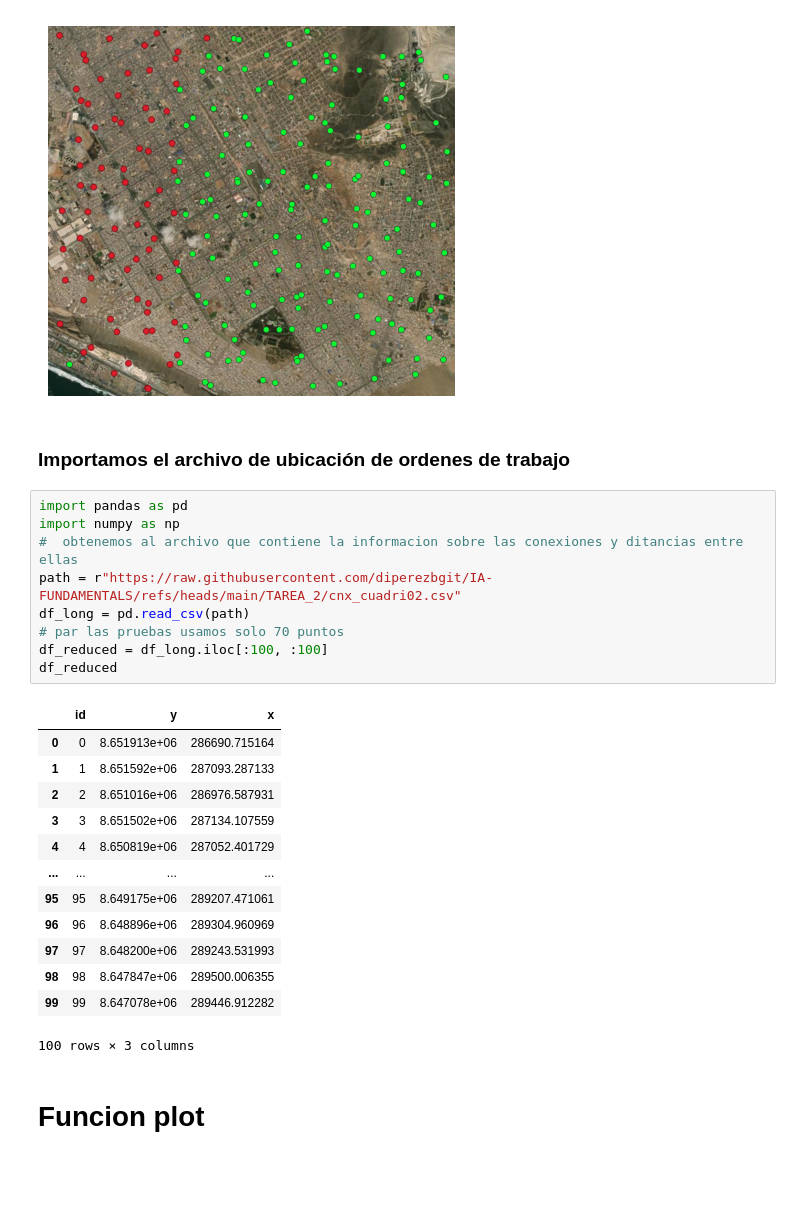
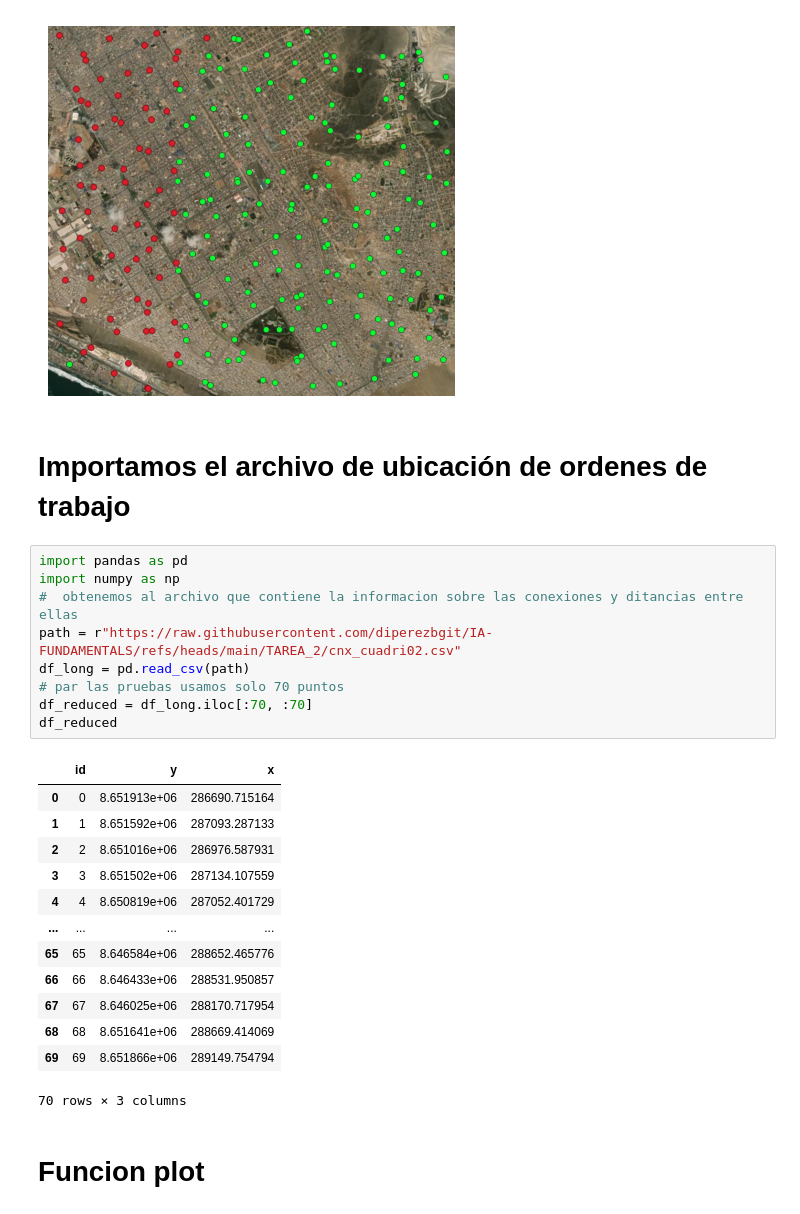
Before and after one commit to diperezbgit/IA-FUNDAMENTALS, a Jupyter notebook: TAREA_2/TAREA_2_HC_SA_pynb.ipynb, the cells around one changed output. Cells and saved outputs as stored; diff of their text form; blank space fills up the shorter version.

```diff
--- a/TAREA_2/TAREA_2_HC_SA_pynb.ipynb
+++ b/TAREA_2/TAREA_2_HC_SA_pynb.ipynb
@@ -22,30 +22,30 @@ plt.show()
 # %% [output]
 [figure]
 # %% [markdown]
-### Importamos el archivo de ubicación de ordenes de trabajo
+# Importamos el archivo de ubicación de ordenes de **trabajo**
 # %%
 import pandas as pd
 import numpy as np
 #  obtenemos al archivo que contiene la informacion sobre las conexiones y ditancias entre ellas
 path = r"https://raw.githubusercontent.com/diperezbgit/IA-FUNDAMENTALS/refs/heads/main/TAREA_2/cnx_cuadri02.csv"
 df_long = pd.read_csv(path)
 # par las pruebas usamos solo 70 puntos
-df_reduced = df_long.iloc[:100, :100]
+df_reduced = df_long.iloc[:70, :70]
 df_reduced
 # %% [output]
 |  | id | y | x |
 | 0 | 0 | 8.651913e+06 | 286690.715164 |
 | 1 | 1 | 8.651592e+06 | 287093.287133 |
 | 2 | 2 | 8.651016e+06 | 286976.587931 |
 | 3 | 3 | 8.651502e+06 | 287134.107559 |
 | 4 | 4 | 8.650819e+06 | 287052.401729 |
 | ... | ... | ... | ... |
-| 95 | 95 | 8.649175e+06 | 289207.471061 |
-| 96 | 96 | 8.648896e+06 | 289304.960969 |
-| 97 | 97 | 8.648200e+06 | 289243.531993 |
-| 98 | 98 | 8.647847e+06 | 289500.006355 |
-| 99 | 99 | 8.647078e+06 | 289446.912282 |
+| 65 | 65 | 8.646584e+06 | 288652.465776 |
+| 66 | 66 | 8.646433e+06 | 288531.950857 |
+| 67 | 67 | 8.646025e+06 | 288170.717954 |
+| 68 | 68 | 8.651641e+06 | 288669.414069 |
+| 69 | 69 | 8.651866e+06 | 289149.754794 |
-100 rows × 3 columns
+70 rows × 3 columns
 # %% [markdown]
 # Funcion plot
 # %%
```
Also changed, not shown: parts of 13 cells of this notebook.
